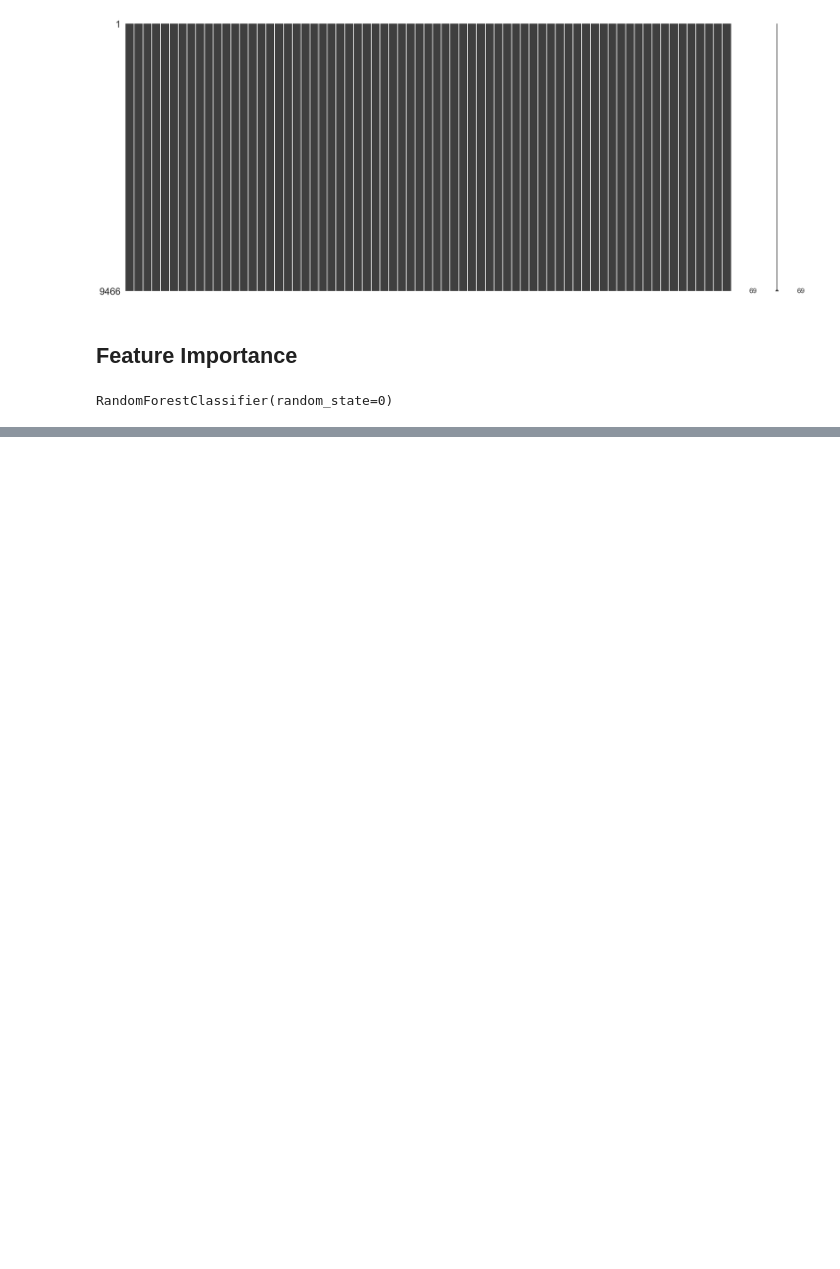
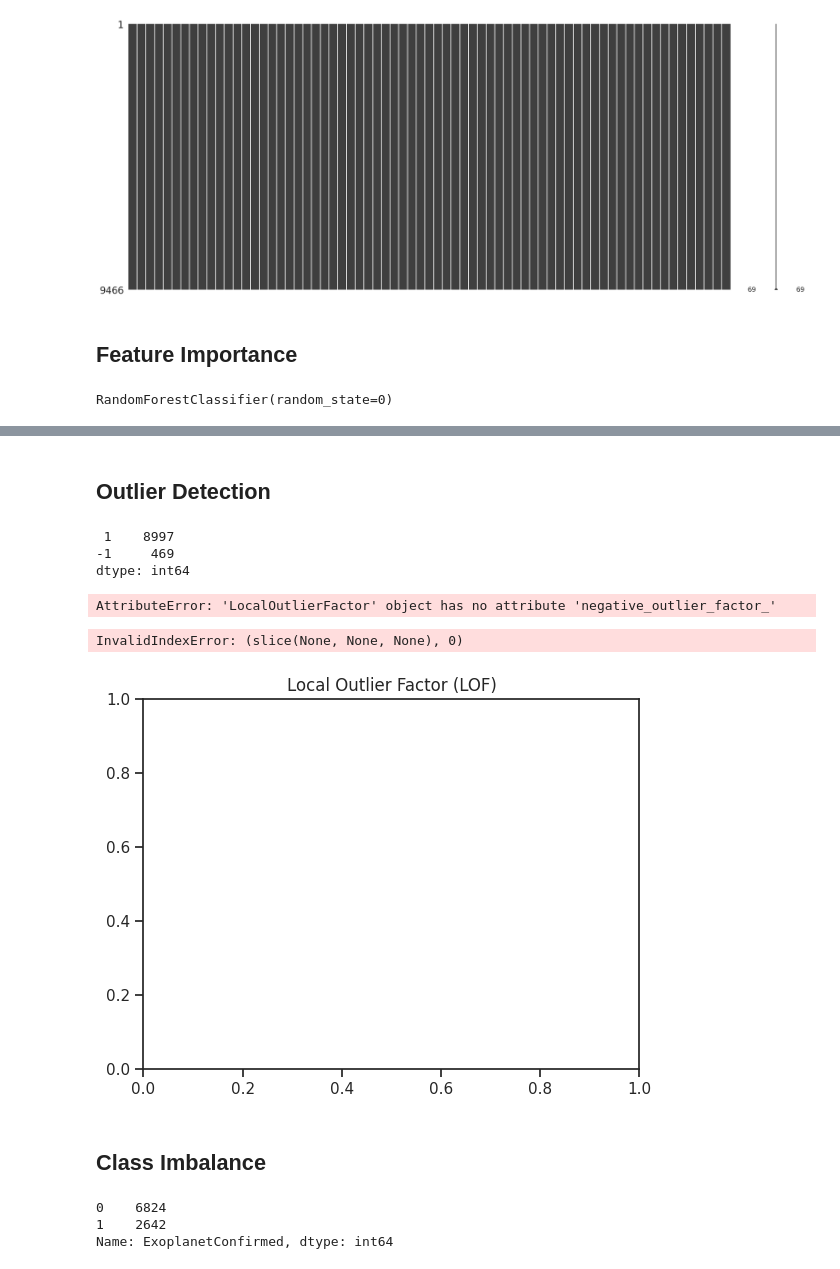
Before and after one commit to Nart-Tehaucha/Data_Science-Lab-Exoplanets, a Jupyter notebook: Pre_processing.ipynb, the cells around one changed output, grey strips where cells are left out. Saved outputs shown, nothing was run; the diff lists cells and outputs as text; code cells hidden in the pictures; blank space fills up the shorter version.

Commit message:
Outlier Detection

```diff
--- a/Pre_processing.ipynb
+++ b/Pre_processing.ipynb
@@ -600,0 +595,61 @@ plt.show()
+# %% [markdown]
+<h2><b> Outlier Detection </b></h2>
+# %%
+X.reset_index(drop=True, inplace=True)
+X.drop('rowid', axis=1, inplace=True)
+# %%
+import numpy as np
+import matplotlib.pyplot as plt
+from sklearn.neighbors import LocalOutlierFactor
+
+# fit the model for outlier detection (default)
+clf = LocalOutlierFactor(n_neighbors=50)
+# use fit_predict to compute the predicted labels of the training samples
+# (when LOF is used for outlier detection, the estimator has no predict,
+# decision_function and score_samples methods).
+y_pred = clf.fit_predict(X)
+n_errors = (y_pred != y).sum()
+X_scores = clf.negative_outlier_factor_
+# %%
+pd.DataFrame(y_pred).value_counts()
+# %% [output]
+ 1    8997
+-1     469
+dtype: int64
+# %%
+clf.negative_outlier_factor_
+# %% [output]
+AttributeError: 'LocalOutlierFactor' object has no attribute 'negative_outlier_factor_'
+# %%
+
+plt.title("Local Outlier Factor (LOF)")
+plt.scatter(X[:, 0], X[:, 1], color="k", s=3.0, label="Data points")
+# plot circles with radius proportional to the outlier scores
+radius = (X_scores.max() - X_scores) / (X_scores.max() - X_scores.min())
+plt.scatter(
+    X[:, 0],
+    X[:, 1],
+    s=1000 * radius,
+    edgecolors="r",
+    facecolors="none",
+    label="Outlier scores",
+)
+plt.axis("tight")
+plt.xlim((-5, 5))
+plt.ylim((-5, 5))
+plt.xlabel("prediction errors: %d" % (n_errors))
+legend = plt.legend(loc="upper left")
+legend.legendHandles[0]._sizes = [10]
+legend.legendHandles[1]._sizes = [20]
+plt.show()
+# %% [output]
+InvalidIndexError: (slice(None, None, None), 0)
+[figure, added]
+# %% [markdown]
+<h2><b> Class Imbalance </b></h2>
+# %%
+data['ExoplanetConfirmed'].value_counts()
+# %% [output]
+0    6824
+1    2642
+Name: ExoplanetConfirmed, dtype: int64
```
Also changed, not shown: parts of 9 cells of this notebook.
